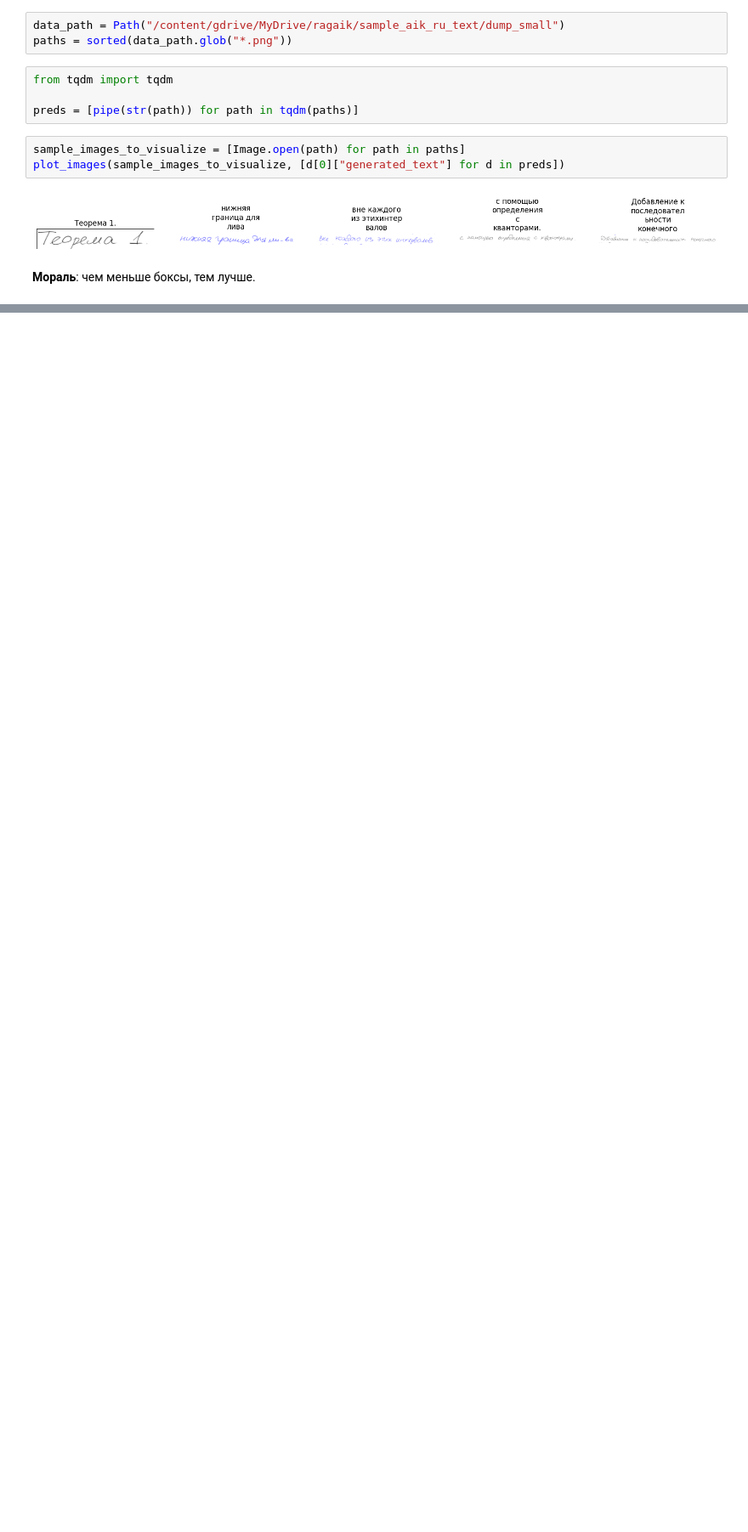
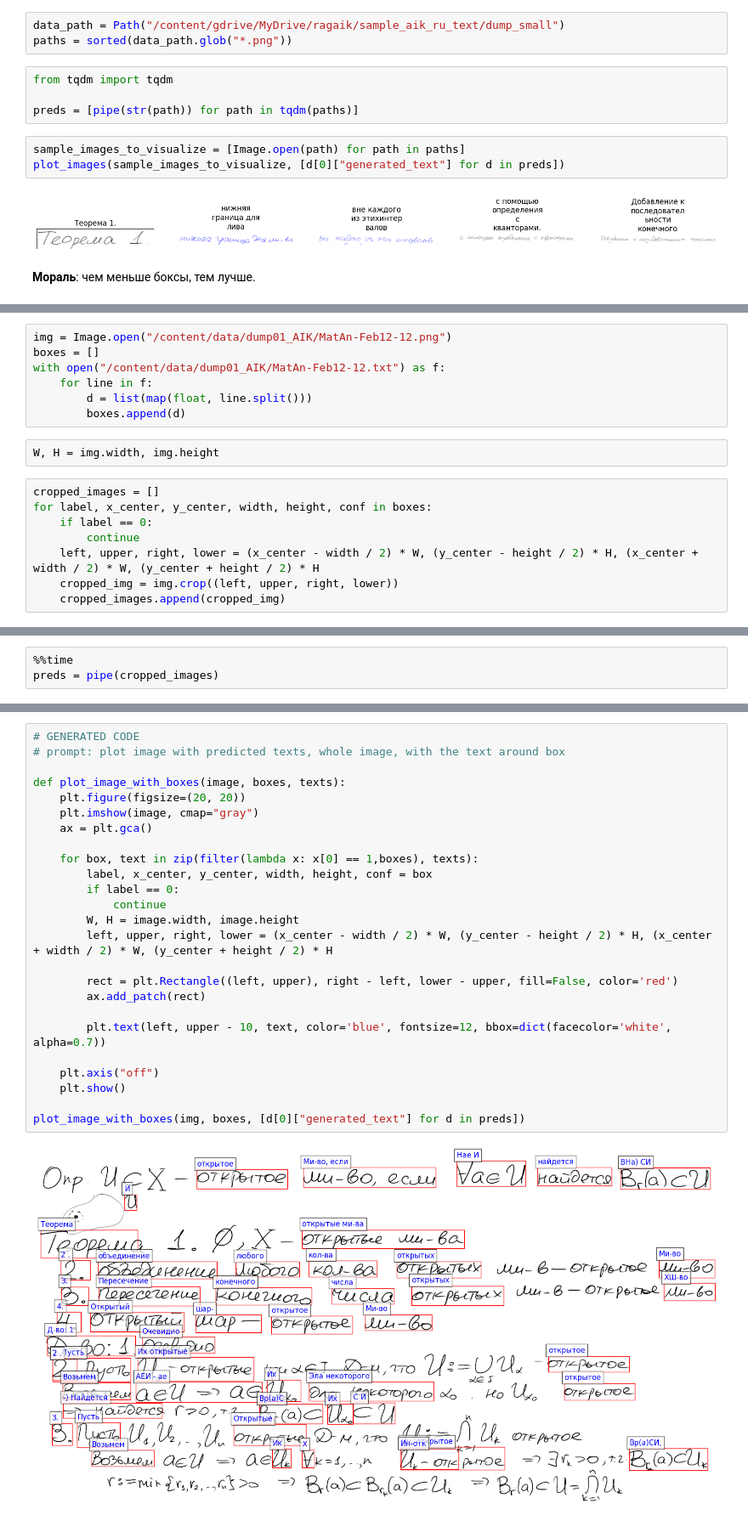
Before and after one commit to Leamich/Ragaik, a Jupyter notebook: character_recognition/notebooks/ru_ocr_baseline.ipynb, the cells around one changed output, grey strips where cells are left out. Shown at 85% size. Drawn from its saved outputs; the diff is of its cells as text; blank space fills up the shorter version.

```diff
--- a/character_recognition/notebooks/ru_ocr_baseline.ipynb
+++ b/character_recognition/notebooks/ru_ocr_baseline.ipynb
@@ -82,0 +100,17 @@ plot_images(sample_images_to_visualize, [d[0]["generated_text"] for d in preds])
+# %%
+img = Image.open("/content/data/dump01_AIK/MatAn-Feb12-12.png")
+boxes = []
+with open("/content/data/dump01_AIK/MatAn-Feb12-12.txt") as f:
+    for line in f:
+        d = list(map(float, line.split()))
+        boxes.append(d)
+# %%
+W, H = img.width, img.height
+# %%
+cropped_images = []
+for label, x_center, y_center, width, height, conf in boxes:
+    if label == 0:
+        continue
+    left, upper, right, lower = (x_center - width / 2) * W, (y_center - height / 2) * H, (x_center + width / 2) * W, (y_center + height / 2) * H
+    cropped_img = img.crop((left, upper, right, lower))
+    cropped_images.append(cropped_img)
@@ -82,0 +121,3 @@ plot_images(sample_images_to_visualize, [d[0]["generated_text"] for d in preds])
+# %%
+%%time
+preds = pipe(cropped_images)
@@ -82,0 +129,27 @@ plot_images(sample_images_to_visualize, [d[0]["generated_text"] for d in preds])
+# %%
+# GENERATED CODE
+# prompt: plot image with predicted texts, whole image, with the text around box
+
+def plot_image_with_boxes(image, boxes, texts):
+    plt.figure(figsize=(20, 20))
+    plt.imshow(image, cmap="gray")
+    ax = plt.gca()
+
+    for box, text in zip(filter(lambda x: x[0] == 1,boxes), texts):
+        label, x_center, y_center, width, height, conf = box
+        if label == 0:
+            continue
+        W, H = image.width, image.height
+        left, upper, right, lower = (x_center - width / 2) * W, (y_center - height / 2) * H, (x_center + width / 2) * W, (y_center + height / 2) * H
+
+        rect = plt.Rectangle((left, upper), right - left, lower - upper, fill=False, color='red')
+        ax.add_patch(rect)
+
+        plt.text(left, upper - 10, text, color='blue', fontsize=12, bbox=dict(facecolor='white', alpha=0.7))
+
+    plt.axis("off")
+    plt.show()
+
+plot_image_with_boxes(img, boxes, [d[0]["generated_text"] for d in preds])
+# %% [output]
+[figure, added]
```
Also changed, not shown: parts of 22 cells of this notebook.
